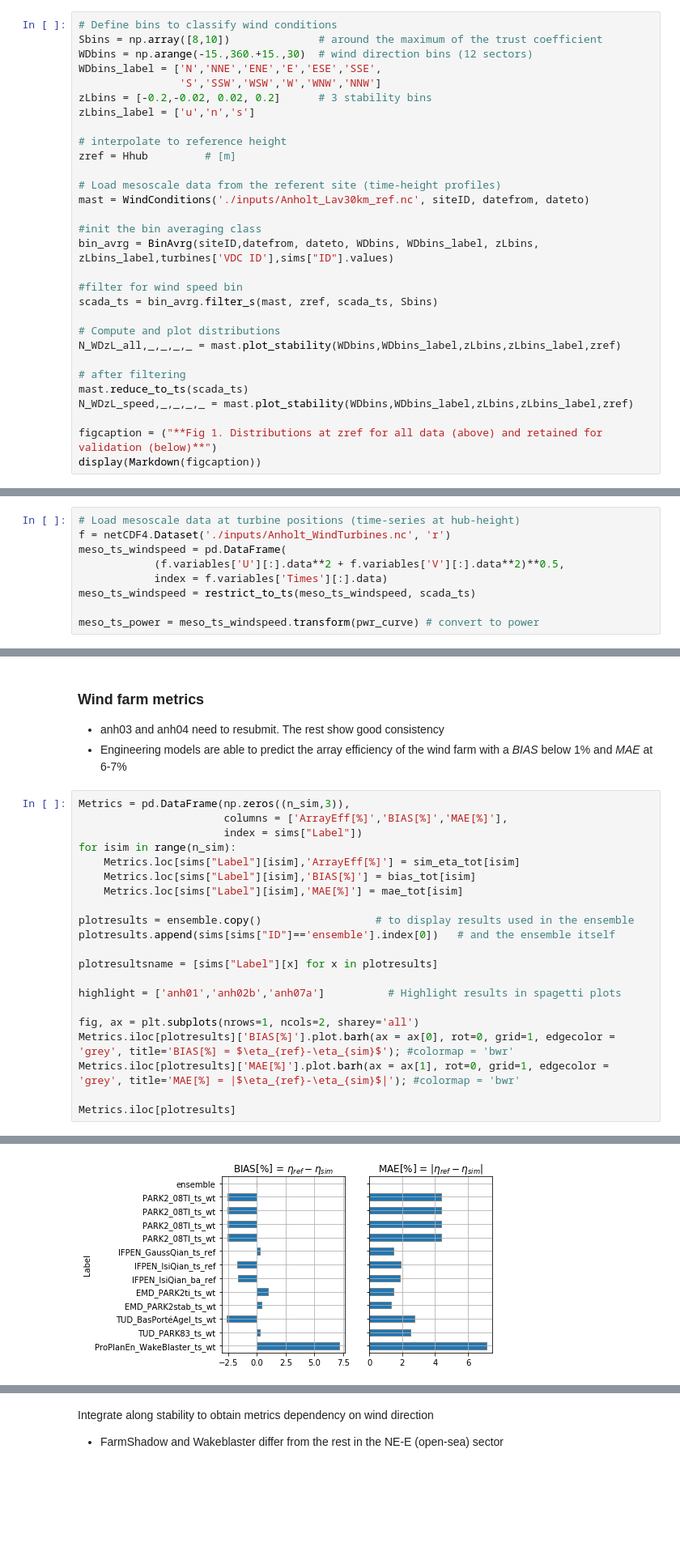
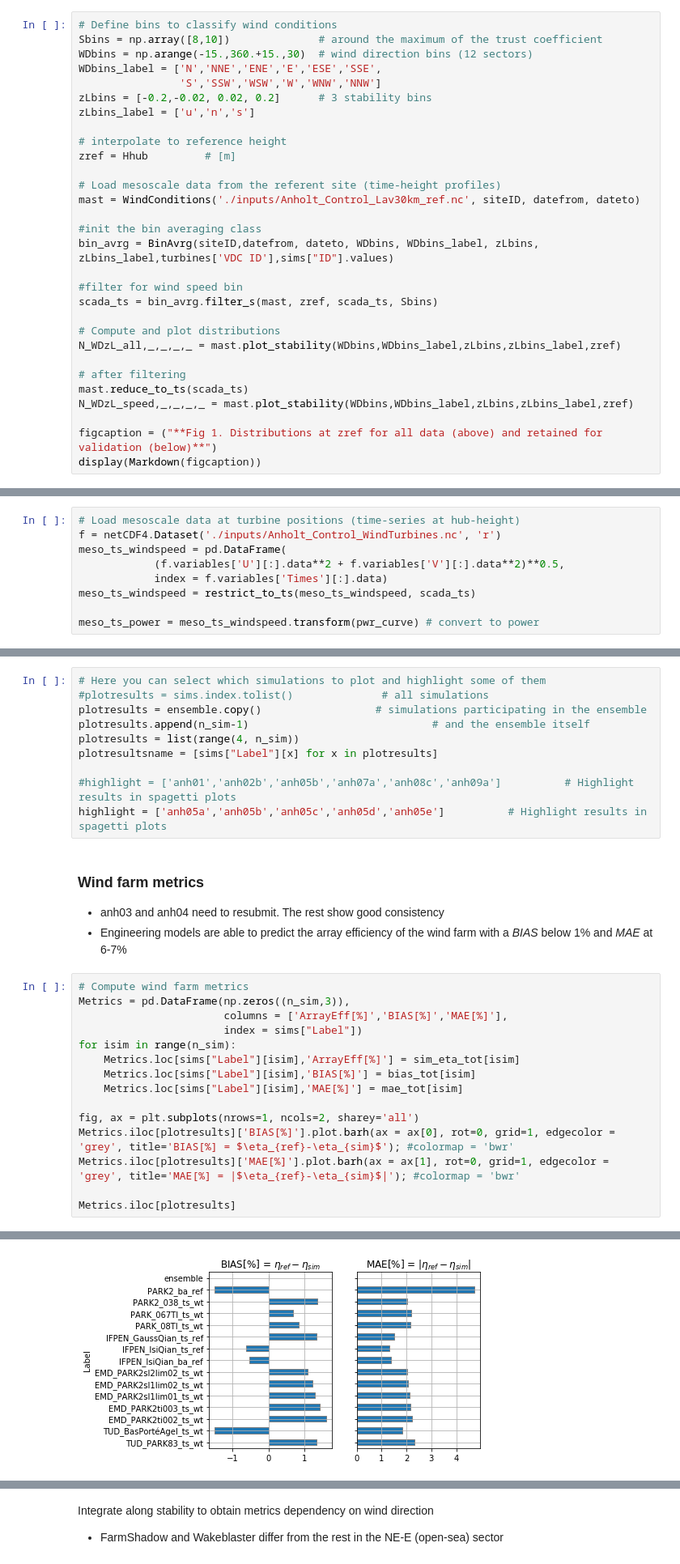
Before and after one commit to CENER-EPR/OWAbench, a Jupyter notebook: Anholt/Anholt_ArrayEfficiency.ipynb, the cells around one changed output, grey strips where cells are left out. Shown: that part at 81% size. Cells and saved outputs as stored; diff of their text form; blank space fills up the shorter version.

```diff
--- a/Anholt/Anholt_ArrayEfficiency.ipynb
+++ b/Anholt/Anholt_ArrayEfficiency.ipynb
@@ -128,7 +134,7 @@ zLbins_label = ['u','n','s']
 zref = Hhub         # [m]
 
 # Load mesoscale data from the referent site (time-height profiles)
-mast = WindConditions('./inputs/Anholt_Lav30km_ref.nc', siteID, datefrom, dateto)
+mast = WindConditions('./inputs/Anholt_Control_Lav30km_ref.nc', siteID, datefrom, dateto)
 
 #init the bin averaging class
 bin_avrg = BinAvrg(siteID,datefrom, dateto, WDbins, WDbins_label, zLbins, zLbins_label,turbines['VDC ID'],sims["ID"].values)
@@ -172,7 +178,7 @@ Hence, after filtering for the wind speed, stability and direction bins, there a
 Now we load the mesoscale data interpolated at the turbine positions to generate reference power data that will be used in the definition of array efficiency.
 # %%
 # Load mesoscale data at turbine positions (time-series at hub-height)
-f = netCDF4.Dataset('./inputs/Anholt_WindTurbines.nc', 'r')
+f = netCDF4.Dataset('./inputs/Anholt_Control_WindTurbines.nc', 'r')
 meso_ts_windspeed = pd.DataFrame(
             (f.variables['U'][:].data**2 + f.variables['V'][:].data**2)**0.5,
             index = f.variables['Times'][:].data)
@@ -332,12 +343,23 @@ for isim in range(n_sim):
     mae_wt[isim] = np.absolute(bias_wt[isim])
 # %% [markdown]
 ## Plot results
+# %%
+# Here you can select which simulations to plot and highlight some of them
+#plotresults = sims.index.tolist()              # all simulations
+plotresults = ensemble.copy()                  # simulations participating in the ensemble
+plotresults.append(n_sim-1)                             # and the ensemble itself
+plotresults = list(range(4, n_sim))
+plotresultsname = [sims["Label"][x] for x in plotresults]
+
+#highlight = ['anh01','anh02b','anh05b','anh07a','anh08c','anh09a']          # Highlight results in spagetti plots
+highlight = ['anh05a','anh05b','anh05c','anh05d','anh05e']          # Highlight results in spagetti plots
 # %% [markdown]
 ### Wind farm metrics
 
 * anh03 and anh04 need to resubmit. The rest show good consistency
 * Engineering models are able to predict the array efficiency of the wind farm with a *BIAS* below 1% and *MAE* at 6-7%
 # %%
+# Compute wind farm metrics
 Metrics = pd.DataFrame(np.zeros((n_sim,3)),
                        columns = ['ArrayEff[%]','BIAS[%]','MAE[%]'],
                        index = sims["Label"])
@@ -346,13 +368,6 @@ for isim in range(n_sim):
     Metrics.loc[sims["Label"][isim],'BIAS[%]'] = bias_tot[isim]
     Metrics.loc[sims["Label"][isim],'MAE[%]'] = mae_tot[isim]
 
-plotresults = ensemble.copy()                  # to display results used in the ensemble
-plotresults.append(sims[sims["ID"]=='ensemble'].index[0])   # and the ensemble itself
-
-plotresultsname = [sims["Label"][x] for x in plotresults]
-
-highlight = ['anh01','anh02b','anh07a']          # Highlight results in spagetti plots
-
 fig, ax = plt.subplots(nrows=1, ncols=2, sharey='all')
 Metrics.iloc[plotresults]['BIAS[%]'].plot.barh(ax = ax[0], rot=0, grid=1, edgecolor = 'grey', title='BIAS[%] = $\eta_{ref}-\eta_{sim}$'); #colormap = 'bwr'
 Metrics.iloc[plotresults]['MAE[%]'].plot.barh(ax = ax[1], rot=0, grid=1, edgecolor = 'grey', title='MAE[%] = |$\eta_{ref}-\eta_{sim}$|'); #colormap = 'bwr'
@@ -377,4 +394,4 @@ Metrics.iloc[plotresults]
-[figure, old version]
+[figure, new version]
 # %% [markdown]
 ### Bin-averaged metrics
 * Bin-averaged *BIAS* show dependency with stability: under-prediction (positive *BIAS*) in stable conditions and over-prediction (negative *BIAS*) in unstable conditions
```
Also changed, not shown: parts of 13 cells of this notebook, 1 other file.
